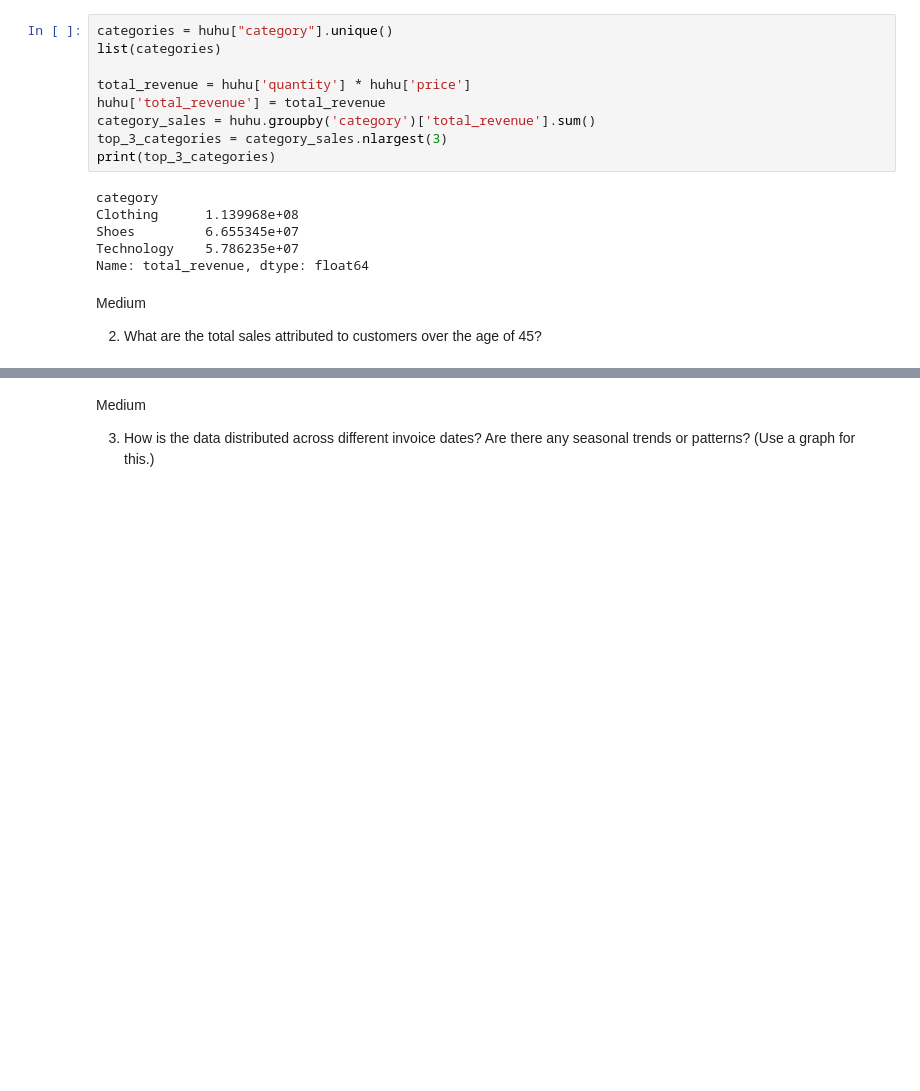
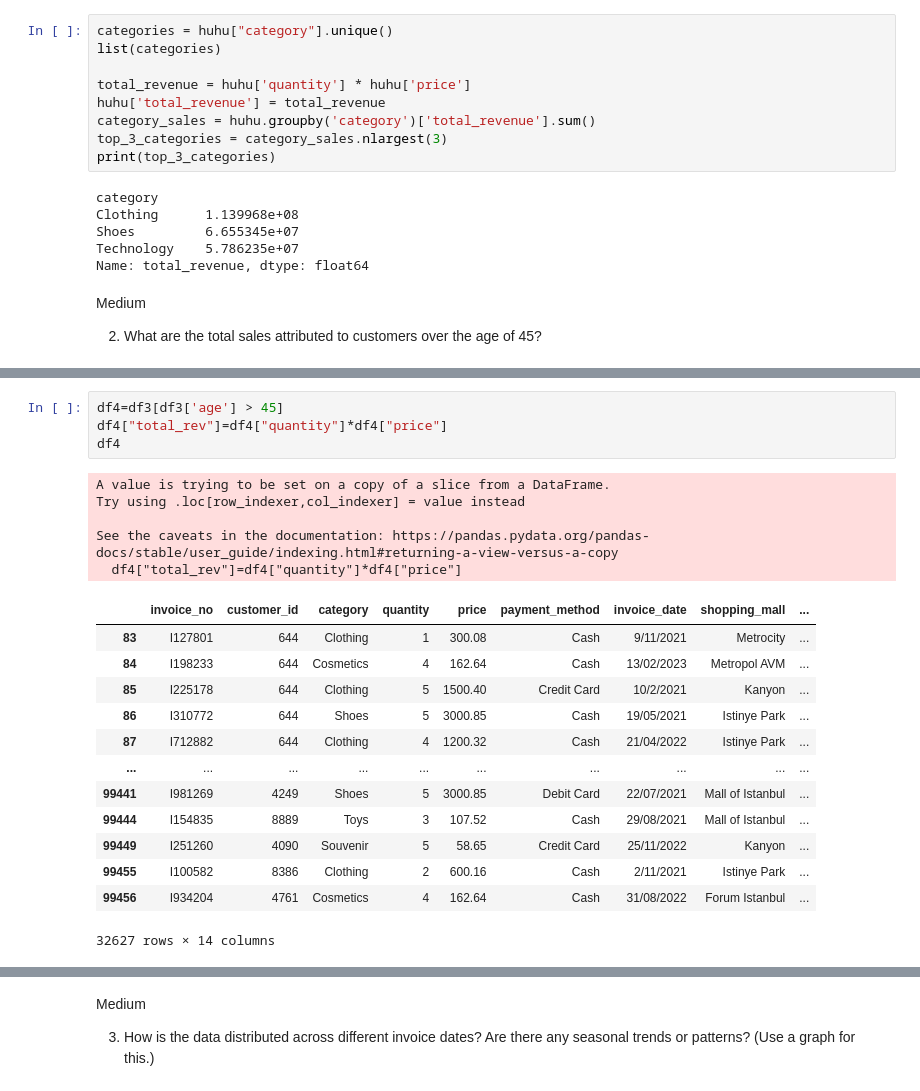
Before and after one commit to dustinchanlim/dustin-itm, a Jupyter notebook: sales-data.ipynb, the cells around one changed output, grey strips where cells are left out. Drawn from its saved outputs; the diff is of its cells as text; blank space fills up the shorter version.

```diff
--- a/sales-data.ipynb
+++ b/sales-data.ipynb
@@ -110,0 +134,23 @@ print(over_45_sales)
+# %%
+df4=df3[df3['age'] > 45]
+df4["total_rev"]=df4["quantity"]*df4["price"]
+df4
+# %% [output]
+A value is trying to be set on a copy of a slice from a DataFrame.
+Try using .loc[row_indexer,col_indexer] = value instead
+
+See the caveats in the documentation: https://pandas.pydata.org/pandas-docs/stable/user_guide/indexing.html#returning-a-view-versus-a-copy
+  df4["total_rev"]=df4["quantity"]*df4["price"]
+|  | invoice_no | customer_id | category | quantity | price | payment_method | invoice_date | shopping_mall | ... |
+| 83 | I127801 | 644 | Clothing | 1 | 300.08 | Cash | 9/11/2021 | Metrocity | ... |
+| 84 | I198233 | 644 | Cosmetics | 4 | 162.64 | Cash | 13/02/2023 | Metropol AVM | ... |
+| 85 | I225178 | 644 | Clothing | 5 | 1500.40 | Credit Card | 10/2/2021 | Kanyon | ... |
+| 86 | I310772 | 644 | Shoes | 5 | 3000.85 | Cash | 19/05/2021 | Istinye Park | ... |
+| 87 | I712882 | 644 | Clothing | 4 | 1200.32 | Cash | 21/04/2022 | Istinye Park | ... |
+| ... | ... | ... | ... | ... | ... | ... | ... | ... | ... |
+| 99441 | I981269 | 4249 | Shoes | 5 | 3000.85 | Debit Card | 22/07/2021 | Mall of Istanbul | ... |
+| 99444 | I154835 | 8889 | Toys | 3 | 107.52 | Cash | 29/08/2021 | Mall of Istanbul | ... |
+| 99449 | I251260 | 4090 | Souvenir | 5 | 58.65 | Credit Card | 25/11/2022 | Kanyon | ... |
+| 99455 | I100582 | 8386 | Clothing | 2 | 600.16 | Cash | 2/11/2021 | Istinye Park | ... |
+| 99456 | I934204 | 4761 | Cosmetics | 4 | 162.64 | Cash | 31/08/2022 | Forum Istanbul | ... |
+32627 rows × 14 columns
```
Also changed, not shown: parts of 9 cells of this notebook.
